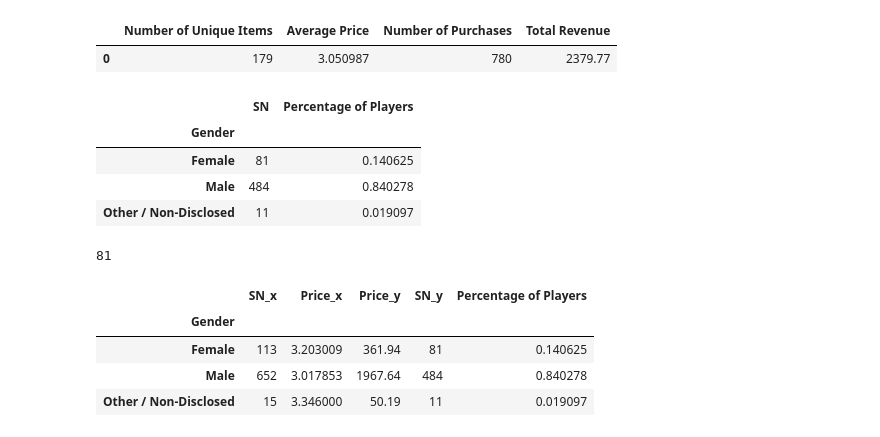
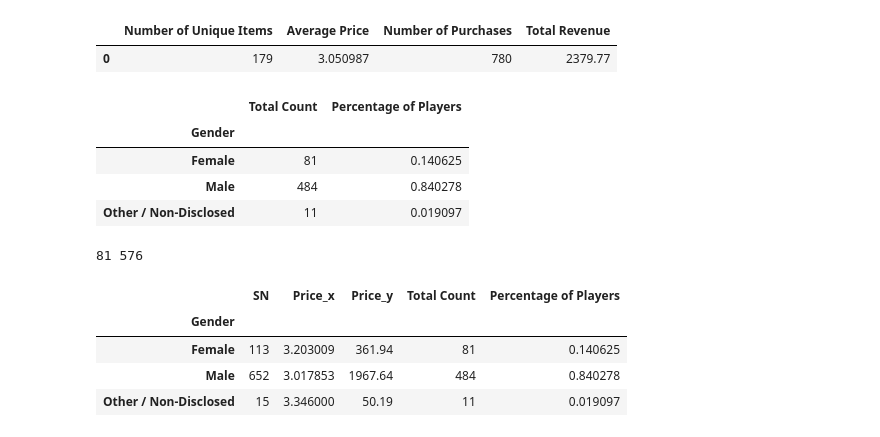
Before and after one commit to g8r1fl/pandas-challenge, a Jupyter notebook: HeroesOfPymoli/heroes.ipynb, the cells around one changed output. Saved outputs shown, nothing was run; the diff lists cells and outputs as text; code cells hidden in the pictures.

```diff
--- a/HeroesOfPymoli/heroes.ipynb
+++ b/HeroesOfPymoli/heroes.ipynb
@@ -49,29 +49,30 @@ summary_df
 # %%
 # calculate percentage and count of gender
 gender = purchase_data.groupby("Gender")["SN"].nunique()
 gender = gender.to_frame()
-gender_df = gender.rename({"SN":"Total Count"})
+
 percent_gender = gender["SN"]/total_players
 gender["Percentage of Players"] = percent_gender
+gender = gender.rename(columns={"SN":"Total Count"})
 
 female_total = gender.iloc[0,0]
 male_total = gender.iloc[1,0]
 other_total = gender.iloc[2,0]
 
 # print(gender.iloc[1,1])
 # print(female)
 # print(male)
 gender
 # %% [output]
-|  | SN | Percentage of Players |
+|  | Total Count | Percentage of Players |
 | Gender |  |  |
 | Female | 81 | 0.140625 |
 | Male | 484 | 0.840278 |
 | Other / Non-Disclosed | 11 | 0.019097 |
 # %%
-print(female_total)
+print(female_total, total_players)
 # %% [output]
-81
+81 576
 # %%
 purchase_count_df = purchase_data.groupby("Gender")["SN"].count()
 avg_price_df = purchase_data.groupby("Gender")["Price"].mean()
@@ -84,7 +85,7 @@ merge2_df = pd.merge(merge1_df,total_value_df, on="Gender")
 merge3_df = pd.merge(merge2_df, gender, on="Gender")
 merge3_df
 # %% [output]
-|  | SN_x | Price_x | Price_y | SN_y | Percentage of Players |
+|  | SN | Price_x | Price_y | Total Count | Percentage of Players |
 | Gender |  |  |  |  |  |
 | Female | 113 | 3.203009 | 361.94 | 81 | 0.140625 |
 | Male | 652 | 3.017853 | 1967.64 | 484 | 0.840278 |
```
Also changed, not shown: parts of 10 cells of this notebook.
